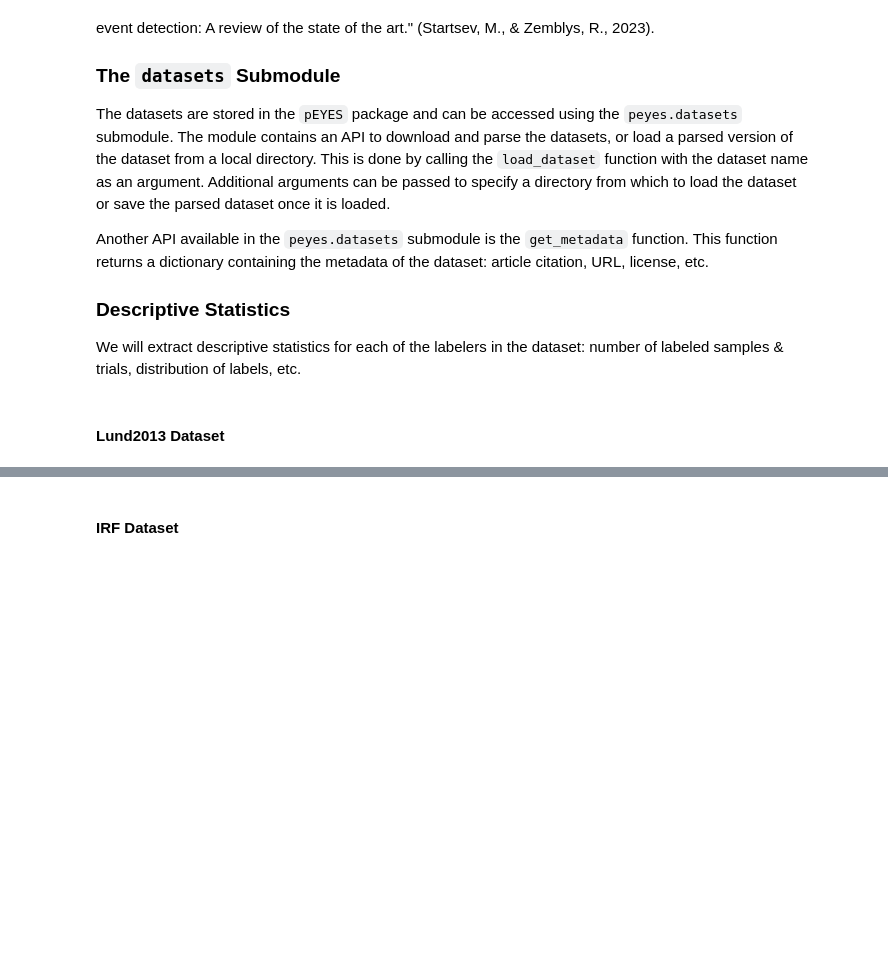
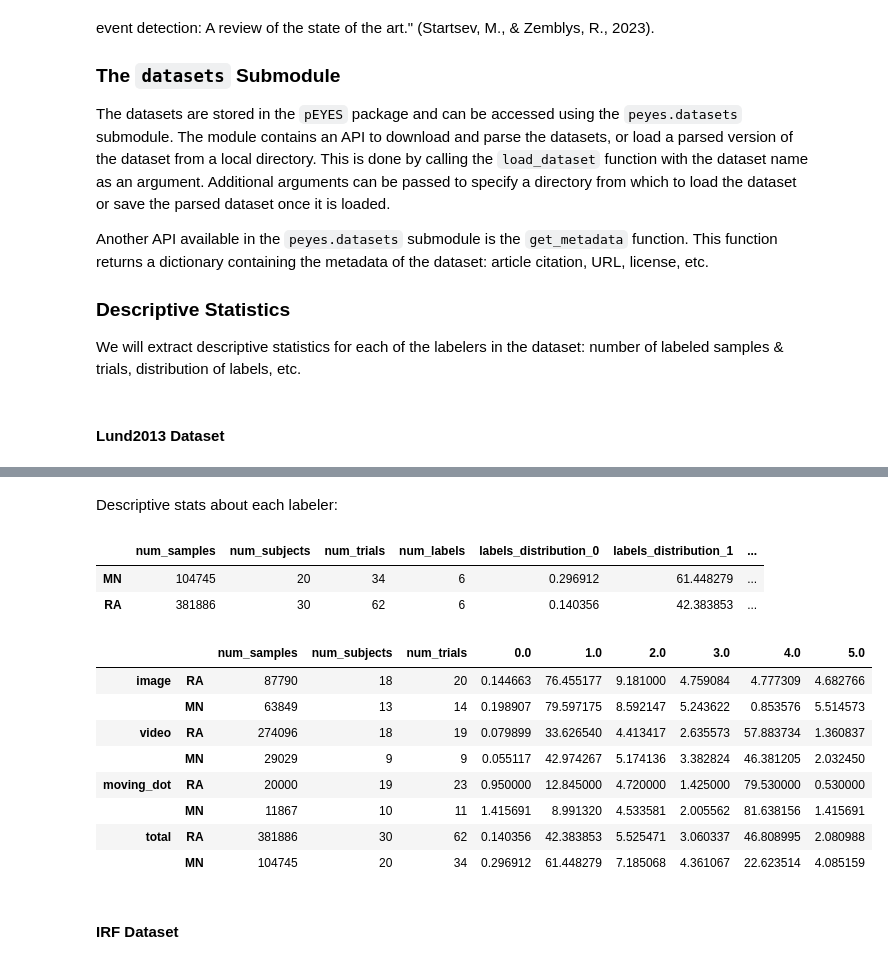
Before and after one commit to huji-hcnl/pEYES, a Jupyter notebook: docs/7 Datasets.ipynb, the cells around one changed output, grey strips where cells are left out. Saved outputs shown, nothing was run; the diff lists cells and outputs as text; code cells hidden in the pictures; blank space fills up the shorter version.

```diff
--- a/docs/7 Datasets.ipynb
+++ b/docs/7 Datasets.ipynb
@@ -120,3 +152,33 @@ lund_stats
+# %% [markdown]
+Descriptive stats about each labeler:
+# %%
+labeler_stats = pd.concat(
+    {rtr: pd.json_normalize(lund_metadata[rtr], sep="_") for rtr in lund_metadata["raters"]},
+).droplevel(1)
+
+labeler_stats
+# %% [output]
+|  | num_samples | num_subjects | num_trials | num_labels | labels_distribution_0 | labels_distribution_1 | ... |
+| MN | 104745 | 20 | 34 | 6 | 0.296912 | 61.448279 | ... |
+| RA | 381886 | 30 | 62 | 6 | 0.140356 | 42.383853 | ... |
+# %%
+extended_stats = pd.concat([
+    labeler_stimulus_stats(lund_data, "RA"), labeler_stimulus_stats(lund_data, "MN")
+], keys=["RA", "MN"], axis=0)
+extended_stats = extended_stats.reorder_levels([1, 0]).reindex(
+    axis=0, level=0, labels=["image", "video", "moving_dot", "total"]
+)
+extended_stats
+# %% [output]
+|  |  | num_samples | num_subjects | num_trials | 0.0 | 1.0 | 2.0 | 3.0 | 4.0 | 5.0 |
+| image | RA | 87790 | 18 | 20 | 0.144663 | 76.455177 | 9.181000 | 4.759084 | 4.777309 | 4.682766 |
+|  | MN | 63849 | 13 | 14 | 0.198907 | 79.597175 | 8.592147 | 5.243622 | 0.853576 | 5.514573 |
+| video | RA | 274096 | 18 | 19 | 0.079899 | 33.626540 | 4.413417 | 2.635573 | 57.883734 | 1.360837 |
+|  | MN | 29029 | 9 | 9 | 0.055117 | 42.974267 | 5.174136 | 3.382824 | 46.381205 | 2.032450 |
+| moving_dot | RA | 20000 | 19 | 23 | 0.950000 | 12.845000 | 4.720000 | 1.425000 | 79.530000 | 0.530000 |
+|  | MN | 11867 | 10 | 11 | 1.415691 | 8.991320 | 4.533581 | 2.005562 | 81.638156 | 1.415691 |
+| total | RA | 381886 | 30 | 62 | 0.140356 | 42.383853 | 5.525471 | 3.060337 | 46.808995 | 2.080988 |
+|  | MN | 104745 | 20 | 34 | 0.296912 | 61.448279 | 7.185068 | 4.361067 | 22.623514 | 4.085159 |
 # %% [markdown]
 #### IRF Dataset
 # %%
```
Also changed, not shown: parts of 7 cells of this notebook.
